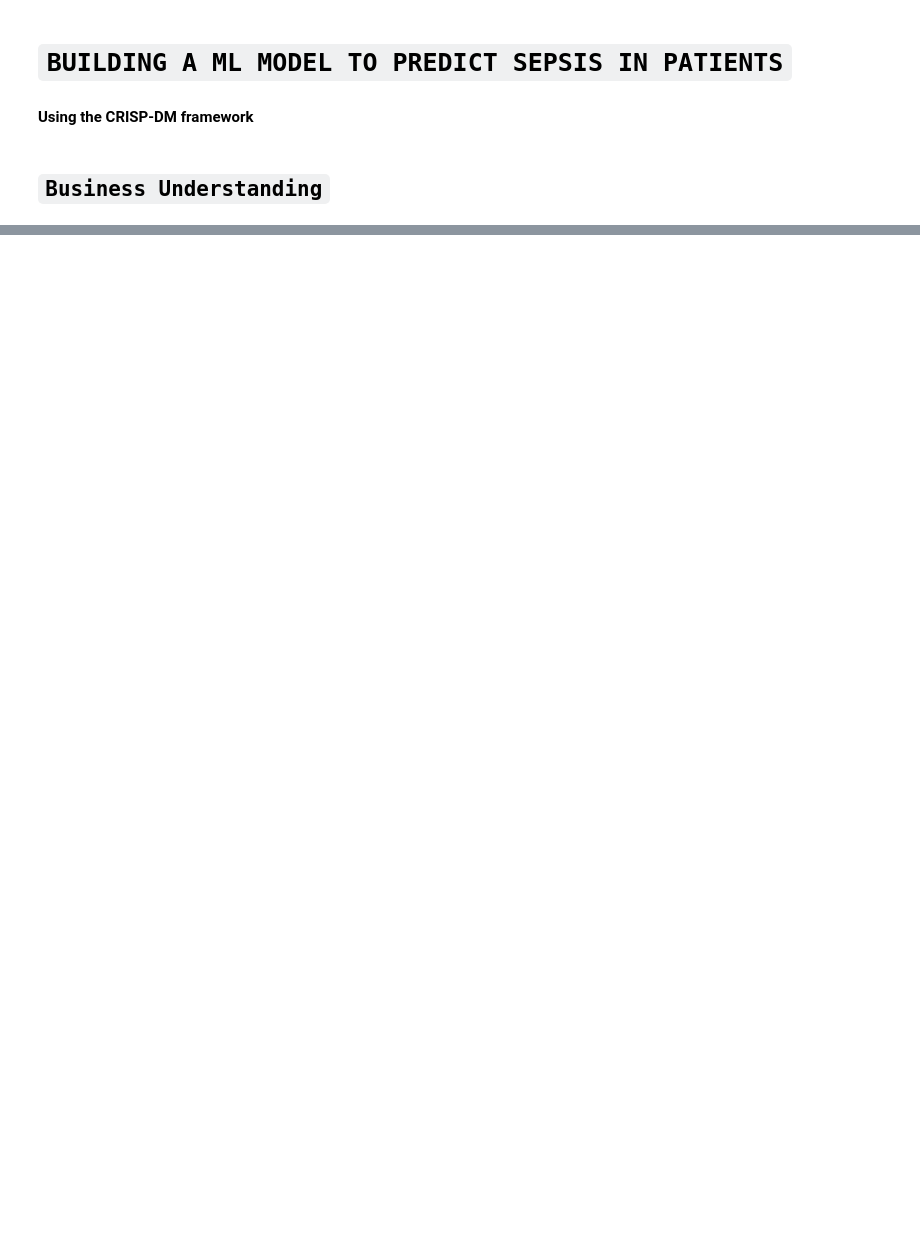
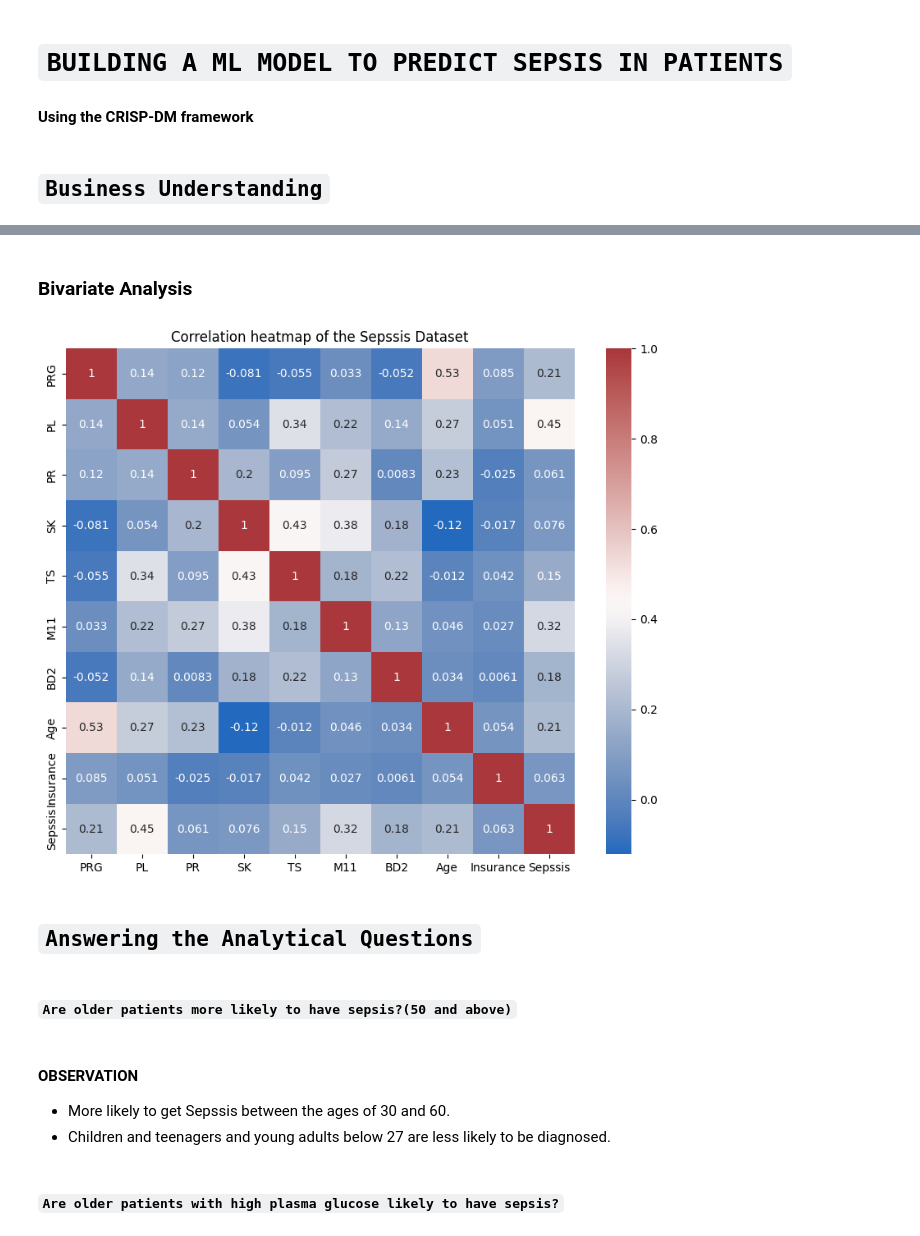
Before and after one commit to kwasichrappah/sepsis_ml_predictor, a Jupyter notebook: sepsis_ml_predictor.ipynb, the cells around one changed output, grey strips where cells are left out. Saved outputs shown, nothing was run; the diff lists cells and outputs as text; code cells hidden in the pictures; blank space fills up the shorter version.

```diff
--- a/sepsis_ml_predictor.ipynb
+++ b/sepsis_ml_predictor.ipynb
@@ -919,0 +259,16 @@ joblib.dump(best_svc_pred,'models\\tuned\\best_svc_pred.joblib')
+# %% [markdown]
+### Bivariate Analysis
+# %%
+
+# Summarizing the relationships between the variables with a heatmap of the correlations
+correlation_matrix = data.corr(numeric_only = True)
+plt.figure(figsize = (10, 8))
+sns.heatmap(correlation_matrix, annot = True,cmap = 'vlag')
+plt.title("Correlation heatmap of the Sepssis Dataset")
+plt.show()
+# %% [output]
+[figure, added]
+# %% [markdown]
+## `Answering the Analytical Questions`
+# %% [markdown]
+##### `Are older patients more likely to have sepsis?(50 and above)`
@@ -919,0 +281,6 @@ joblib.dump(best_svc_pred,'models\\tuned\\best_svc_pred.joblib')
+# %% [markdown]
+#### OBSERVATION
+- More likely to get Sepssis between the ages of 30 and 60.
+- Children and teenagers and young adults below 27 are less likely to be diagnosed.
+# %% [markdown]
+##### `Are older patients with high plasma glucose likely to have sepsis?`
```
Also changed, not shown: parts of 102 cells of this notebook.
